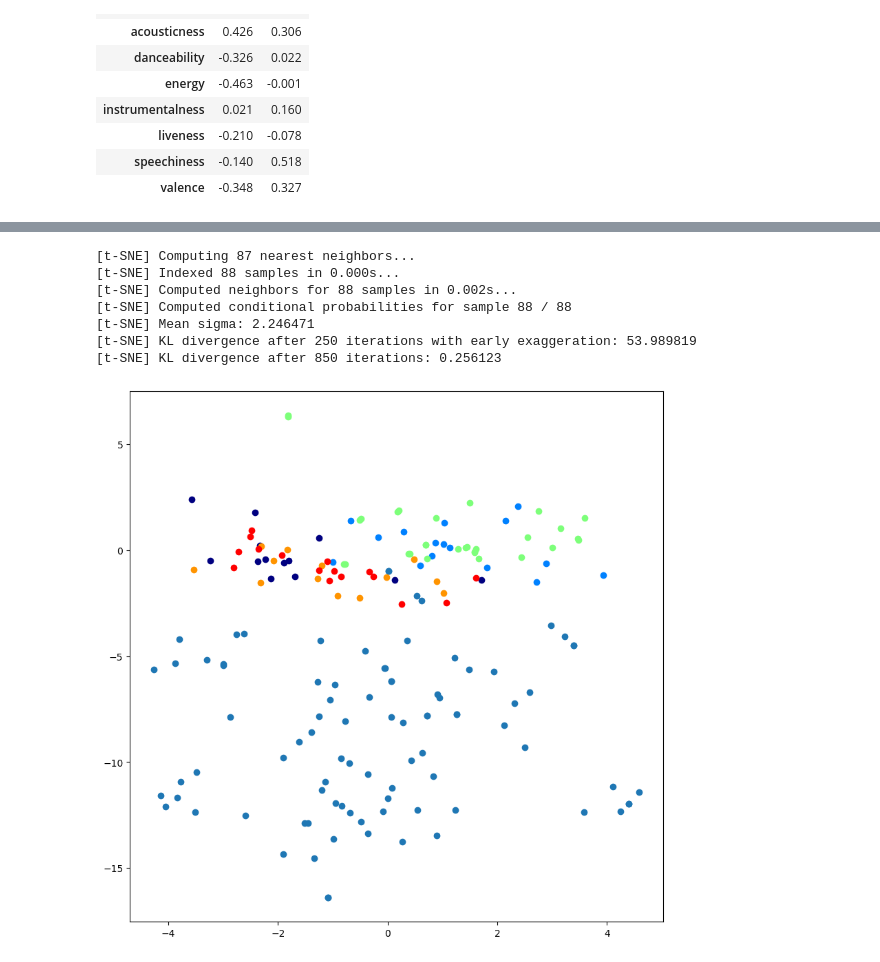
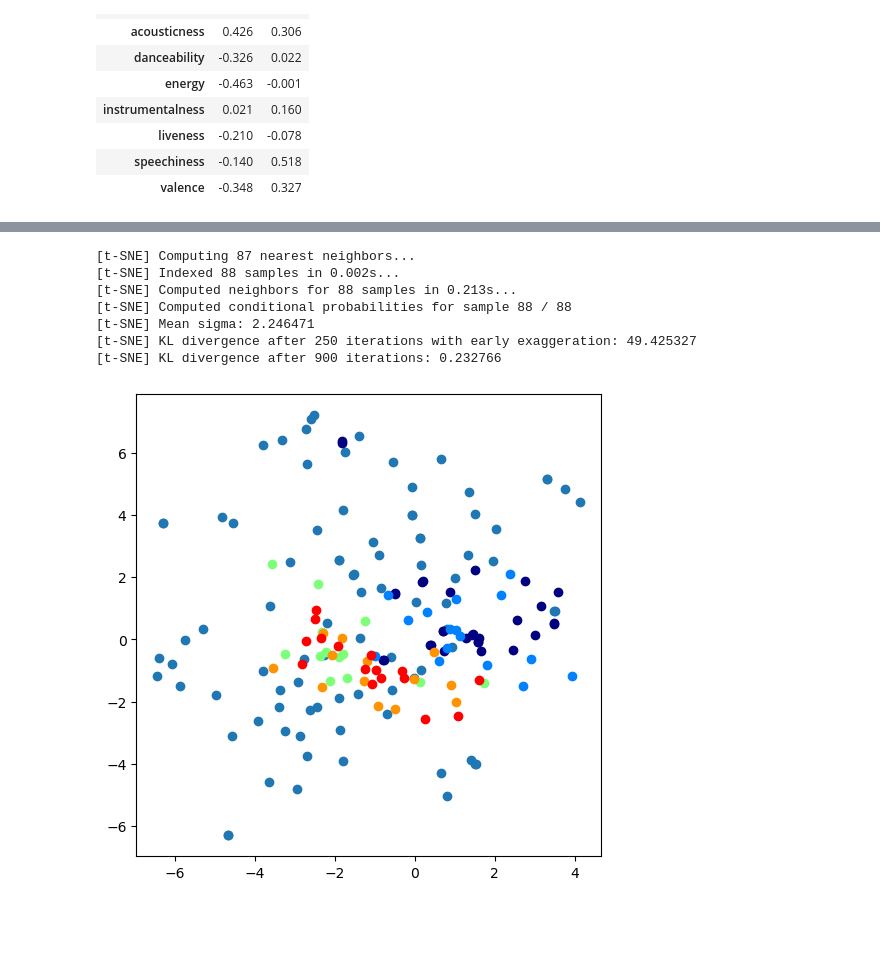
Before and after one commit to octoclonius/Data-Science-Project, a Jupyter notebook: artist_visualization.ipynb, the cells around one changed output, grey strips where cells are left out. Drawn from its saved outputs; the diff is of its cells as text; code cells hidden in the pictures; blank space fills up the shorter version.

```diff
--- a/artist_visualization.ipynb
+++ b/artist_visualization.ipynb
@@ -24,0 +47,11 @@ artist_df['album_names_cleaned'] = artist_df['album_names'].str.replace('[^a-zA-
+# %%
+if SAMPLE_SIZE is not None:
+    df = df_complete.sample(n=SAMPLE_SIZE, random_state=SEED).copy()
+else:
+    df = df_complete.copy()
+# %%
+df = df.set_index('id')
+df = df[df['artist_names'].apply(lambda x: 'Taylor Swift' in x)]
+df = df.sort_values(by='popularity', ascending=False)
+print(len(df))
+df.head()
@@ -25,5 +67,6 @@ artist_df['album_names_cleaned'] = artist_df['album_names'].str.replace('[^a-zA-
 # %%
 desired_albums = ['evermore', '1989', 'Red', 'Fearless', 'folklore']
 # %%
-artist_df = artist_df[artist_df['album_names_cleaned'].isin(desired_albums)].copy()
+artist_df = df[df['album_names'].apply(lambda x: any(item in x for item in desired_albums))].copy()
 artist_df = artist_df.reset_index(drop=True)
+artist_df.head()
@@ -74,18 +123,18 @@ X_artist_pca = pca_artist.transform(X_selected)
 desired_albums = ['evermore', '1989', 'Red', 'Fearless', 'folklore']
 
 # Filter the data based on desired albums
-filtered_df = artist_df[artist_df['album_names_cleaned'].isin(desired_albums)]
-album_names = filtered_df['album_names_cleaned'].unique()
+filtered_df = artist_df
+album_names = filtered_df['album_names'].apply(tuple).unique()
 
 # Set up colors for each album
 colors = plt.cm.jet(np.linspace(0, 1, len(album_names)))
 
-fig, ax = plt.subplots(figsize=(10, 10))
+fig, ax = plt.subplots(figsize=(6, 6))
 
 # Iterate through each album to plot points with corresponding color
 for album, color in zip(album_names, colors):
-    album_indices = filtered_df[filtered_df['album_names_cleaned'] == album].index
-    if album == 'Red': # For fun
+    album_indices = filtered_df[filtered_df['album_names'].apply(tuple) == album].index
+    if album == ('Red',): # For fun
         ax.scatter(X_artist_pca[album_indices, 0], X_artist_pca[album_indices, 1], c='red', label=album)
     else:
         ax.scatter(X_artist_pca[album_indices, 0], X_artist_pca[album_indices, 1], c=[color], label=album)
@@ -101,7 +150,7 @@ for i in range(X_selected.shape[0]):
     plt.text(
         x=X_artist_pca[i, 0] + 0.1,
         y=X_artist_pca[i, 1] + 0.1,
-        s=artist_df['album_names_cleaned'].iloc[i],
+        s=artist_df['album_names'].iloc[i],
         fontdict=dict(color='red', size=5),
         bbox=dict(facecolor='yellow', alpha=0.5)
     )
@@ -112,31 +161,31 @@ plt.show()
 # %%
 tsne = TSNE(verbose=1, random_state=SEED)
 tsne_results = tsne.fit_transform(X_selected)
-fig, ax = plt.subplots(figsize=(10, 10))
+fig, ax = plt.subplots(figsize=(6, 6))
 plt.scatter(tsne_results[:, 0], y=tsne_results[:, 1])
 for album, color in zip(album_names, colors):
-    album_indices = filtered_df[filtered_df['album_names_cleaned'] == album].index
-    if album == 'Red': # For fun
+    album_indices = filtered_df[filtered_df['album_names'].apply(tuple) == album].index
+    if album == ('Red',): # For fun
         ax.scatter(X_artist_pca[album_indices, 0], X_artist_pca[album_indices, 1], c='red', label=album)
     else:
         ax.scatter(X_artist_pca[album_indices, 0], X_artist_pca[album_indices, 1], c=[color], label=album)
 '''
 for i in range(tsne_results.shape[0]):
     plt.text(
         x=tsne_results[i, 0] + 0.3,
         y=tsne_results[i, 1] + 0.3,
-        s=artist_df['album_names_cleaned'][i],
+        s=artist_df['album_names'][i],
         fontdict=dict(color='red', size=5),
         bbox=dict(facecolor='yellow', alpha=0.5)
     )
 '''
 plt.show()
 # %% [output]
 [t-SNE] Computing 87 nearest neighbors...
-[t-SNE] Indexed 88 samples in 0.000s...
-[t-SNE] Computed neighbors for 88 samples in 0.002s...
+[t-SNE] Indexed 88 samples in 0.002s...
+[t-SNE] Computed neighbors for 88 samples in 0.213s...
 [t-SNE] Computed conditional probabilities for sample 88 / 88
 [t-SNE] Mean sigma: 2.246471
-[t-SNE] KL divergence after 250 iterations with early exaggeration: 53.989819
-[t-SNE] KL divergence after 850 iterations: 0.256123
+[t-SNE] KL divergence after 250 iterations with early exaggeration: 49.425327
+[t-SNE] KL divergence after 900 iterations: 0.232766
-[figure, old version]
+[figure, new version]
```
Also changed, not shown: parts of 8 cells of this notebook, 5 other files.
